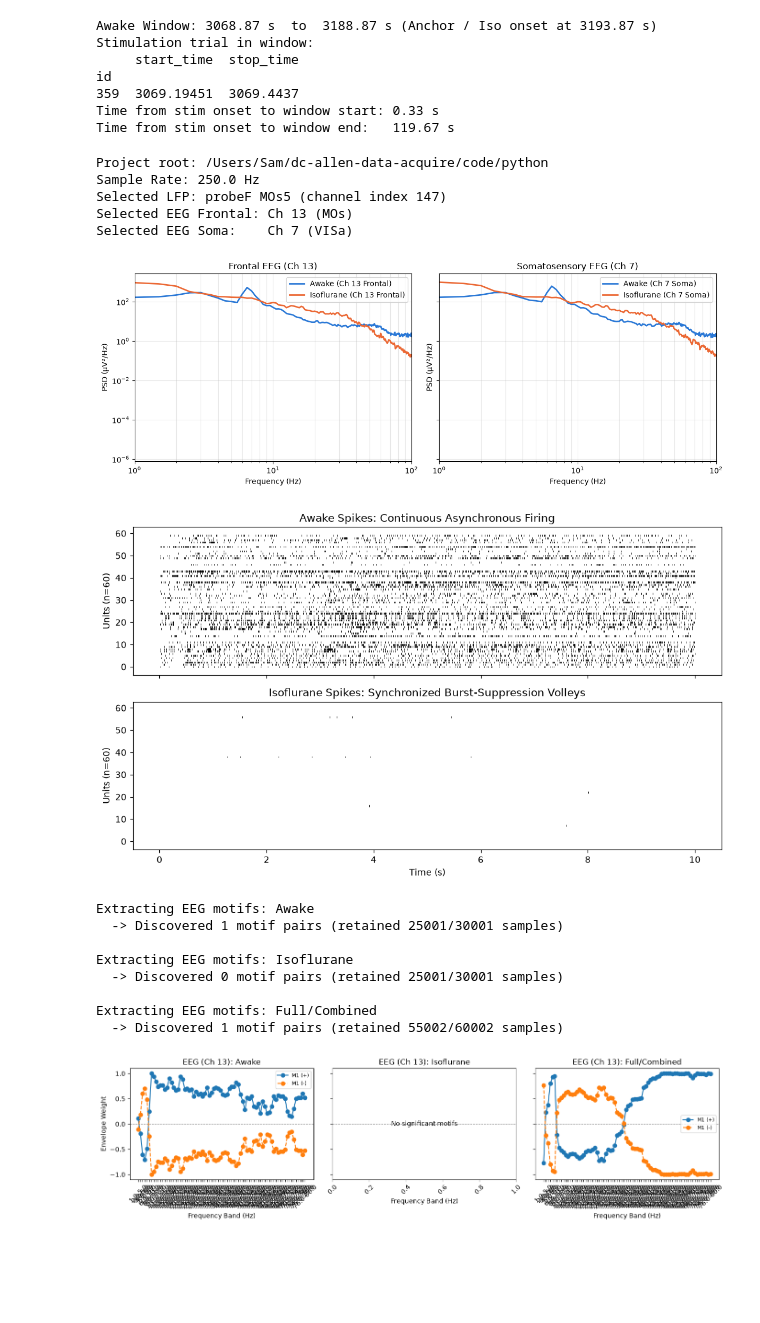
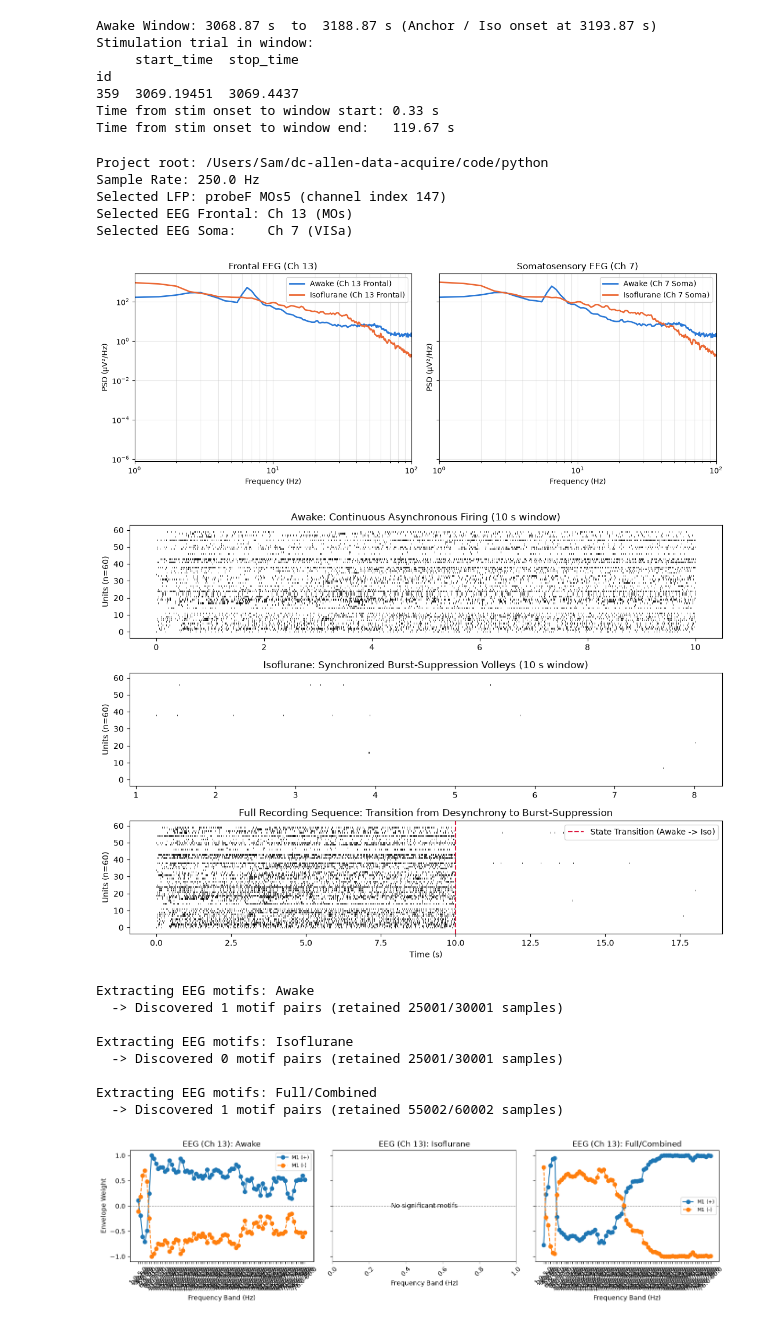
Before and after one commit to saasberkeley/dc-allen, a Jupyter notebook: code/python/notebooks/awake_iso_eeg_lfp.ipynb, the cells around one changed output. Cells and saved outputs as stored; diff of their text form; code cells hidden in the pictures; blank space fills up the shorter version.

```diff
--- a/code/python/notebooks/debugging_and_tests.ipynb
+++ b/code/python/notebooks/awake_iso_eeg_lfp.ipynb
@@ -181,32 +181,77 @@ plt.tight_layout()
 plt.show()
 
 # %% [markdown]
-# ## 2. Spike Raster Plots (LFP / Spikes)
-# Compare unit firing synchrony during Awake vs. Isoflurane burst-suppression.
+# ## 2. Spike Raster Plots: Awake, Isoflurane, and Continuous Transition
+# Visualizing unit firing patterns across all three state conditions.
 
 # %%
-fig, axes = plt.subplots(2, 1, figsize=(10, 6), sharex=True)
+fig, axes = plt.subplots(3, 1, figsize=(11, 8), sharex=False)
 
 
-def plot_raster(ax, spike_dict, title, max_dur=10.0):
+def plot_unit_raster(ax, spike_dict, title, t_start=0.0, t_dur=10.0):
     starts = np.concatenate([[0], spike_dict["index"][:-1]])
     trains = []
     n_units = min(len(spike_dict["index"]), 60)
     for r in range(n_units):
         st = spike_dict["times"][starts[r] : spike_dict["index"][r]]
-        trains.append(st[(st >= 0) & (st < max_dur)])
+        # Filter spikes inside display window
+        trains.append(st[(st >= t_start) & (st < t_start + t_dur)] - t_start)
     ax.eventplot(trains, colors="black", linewidths=0.6, linelengths=0.8)
     ax.set_title(title)
     ax.set_ylabel(f"Units (n={n_units})")
 
 
-plot_raster(axes[0], awake_spikes, "Awake Spikes: Continuous Asynchronous Firing")
-plot_raster(
+# 1. Awake Window (10 s snapshot)
+plot_unit_raster(
+    axes[0],
+    awake_spikes,
+    "Awake: Continuous Asynchronous Firing (10 s window)",
+    t_start=0.0,
+    t_dur=10.0,
+)
+
+# 2. Isoflurane Window (10 s snapshot)
+plot_unit_raster(
     axes[1],
     iso_spikes,
-    "Isoflurane Spikes: Synchronized Burst-Suppression Volleys",
+    "Isoflurane: Synchronized Burst-Suppression Volleys (10 s window)",
+    t_start=0.0,
+    t_dur=10.0,
 )
-axes[1].set_xlabel("Time (s)")
+
+# 3. Full / Combined State Comparison (Concatenated Awake -> Isoflurane)
+# Showing a 20 s snippet (10 s Awake followed by 10 s Isoflurane)
+starts_aw = np.concatenate([[0], awake_spikes["index"][:-1]])
+starts_iso = np.concatenate([[0], iso_spikes["index"][:-1]])
+n_units = min(len(awake_spikes["index"]), 60)
+combined_trains = []
+
+for r in range(n_units):
+    st_aw = awake_spikes["times"][starts_aw[r] : awake_spikes["index"][r]]
+    st_aw = st_aw[(st_aw >= 0) & (st_aw < 10.0)]
+
+    st_iso = iso_spikes["times"][starts_iso[r] : iso_spikes["index"][r]]
+    st_iso = st_iso[(st_iso >= 0) & (st_iso < 10.0)] + 10.0  # offset by 10s
+
+    combined_trains.append(np.concatenate([st_aw, st_iso]))
+
+axes[2].eventplot(
+    combined_trains, colors="black", linewidths=0.6, linelengths=0.8
+)
+axes[2].axvline(
+    10.0,
+    color="crimson",
+    linestyle="--",
+    lw=1.5,
+    label="State Transition (Awake -> Iso)",
+)
+axes[2].set_title(
+    "Full Recording Sequence: Transition from Desynchrony to Burst-Suppression"
+)
+axes[2].set_xlabel("Time (s)")
+axes[2].set_ylabel(f"Units (n={n_units})")
+axes[2].legend(loc="upper right")
+
 plt.tight_layout()
 plt.show()
 
@@ -272,34 +317,34 @@ for state, x in sig_lfp.items():
     env_clean = env[:, valid_cols]
 
     res = get_motifs([env_clean], fs, n_null=20, seed=0, verbose=False)
     lfp_motifs[state] = res
     print(f"  -> Discovered {res.n_motifs} motif pairs (retained {env_clean.shape[1]}/{env.shape[1]} samples)")
 
 fig, axes = plt.subplots(1, 3, figsize=(14, 3.8), sharey=True)
 for ax, (state, res) in zip(axes, lfp_motifs.items()):
     ax.axhline(0, color="gray", lw=0.8, ls="--")
     if res.n_motifs > 0:
         for i in range(res.n_motifs):
             ax.plot(band_names, res.motifs[:, i], "-o", label=f"M{i+1} (+)")
             ax.plot(band_names, res.motifs[:, i + res.n_motifs], "--o", label=f"M{i+1} (-)")
         ax.legend(fontsize=8)
     else:
         ax.text(0.5, 0.5, "No significant motifs", ha="center", va="center", transform=ax.transAxes)
     ax.set_title(f"LFP ({lfp_locs[lfp_deep_idx]}): {state}")
     ax.tick_params(axis="x", rotation=45)
     ax.set_xlabel("Frequency Band (Hz)")
 
 axes[0].set_ylabel("Envelope Weight")
 plt.tight_layout()
 plt.show()
 # %% [output]
 Project root: /Users/Sam/dc-allen-data-acquire/code/python
 Sample Rate: 250.0 Hz
 Selected LFP: probeF MOs5 (channel index 147)
 Selected EEG Frontal: Ch 13 (MOs)
 Selected EEG Soma:    Ch 7 (VISa)
 [figure]
-[figure, old version]
+[figure, new version]
 Extracting EEG motifs: Awake
   -> Discovered 1 motif pairs (retained 25001/30001 samples)
 
```
Also changed, not shown: parts of 3 cells of this notebook.
